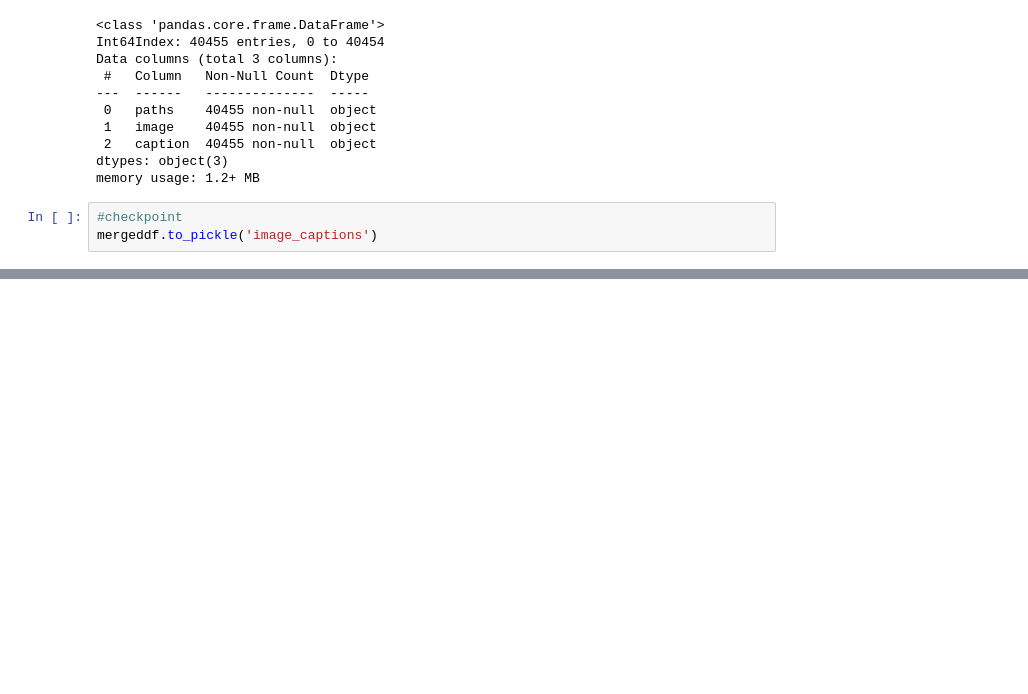
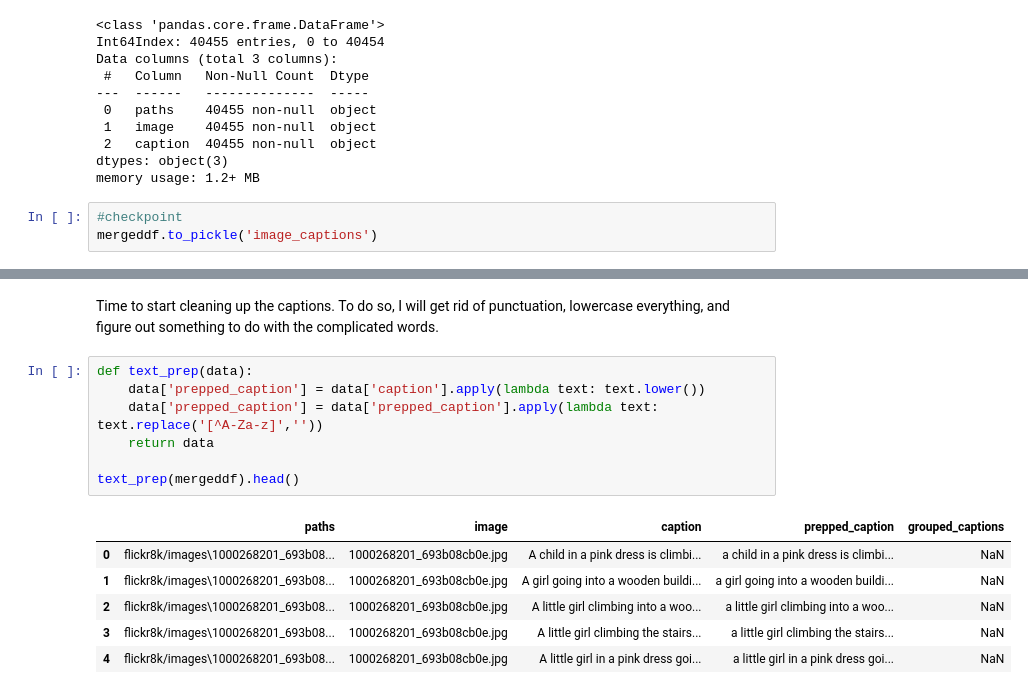
Before and after one commit to ananyachattoraj/capstone, a Jupyter notebook: EDA.ipynb, the cells around one changed output, grey strips where cells are left out. Drawn from its saved outputs; the diff is of its cells as text; blank space fills up the shorter version.

```diff
--- a/EDA.ipynb
+++ b/EDA.ipynb
@@ -155,0 +187,16 @@ mergeddf.to_pickle('image_captions')
+# %% [markdown]
+Time to start cleaning up the captions. To do so, I will get rid of punctuation, lowercase everything, and figure out something to do with the complicated words.
+# %%
+def text_prep(data):
+    data['prepped_caption'] = data['caption'].apply(lambda text: text.lower())
+    data['prepped_caption'] = data['prepped_caption'].apply(lambda text: text.replace('[^A-Za-z]',''))
+    return data
+
+text_prep(mergeddf).head()
+# %% [output]
+|  | paths | image | caption | prepped_caption | grouped_captions |
+| 0 | flickr8k/images\1000268201_693b08... | 1000268201_693b08cb0e.jpg | A child in a pink dress is climbi... | a child in a pink dress is climbi... | NaN |
+| 1 | flickr8k/images\1000268201_693b08... | 1000268201_693b08cb0e.jpg | A girl going into a wooden buildi... | a girl going into a wooden buildi... | NaN |
+| 2 | flickr8k/images\1000268201_693b08... | 1000268201_693b08cb0e.jpg | A little girl climbing into a woo... | a little girl climbing into a woo... | NaN |
+| 3 | flickr8k/images\1000268201_693b08... | 1000268201_693b08cb0e.jpg | A little girl climbing the stairs... | a little girl climbing the stairs... | NaN |
+| 4 | flickr8k/images\1000268201_693b08... | 1000268201_693b08cb0e.jpg | A little girl in a pink dress goi... | a little girl in a pink dress goi... | NaN |
```
Also changed, not shown: parts of 12 cells of this notebook, 1 other file.
